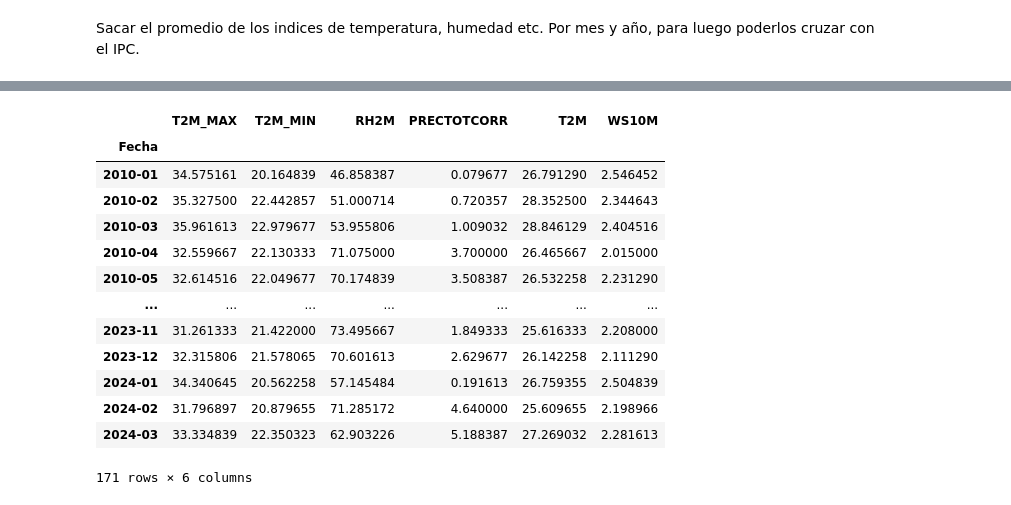
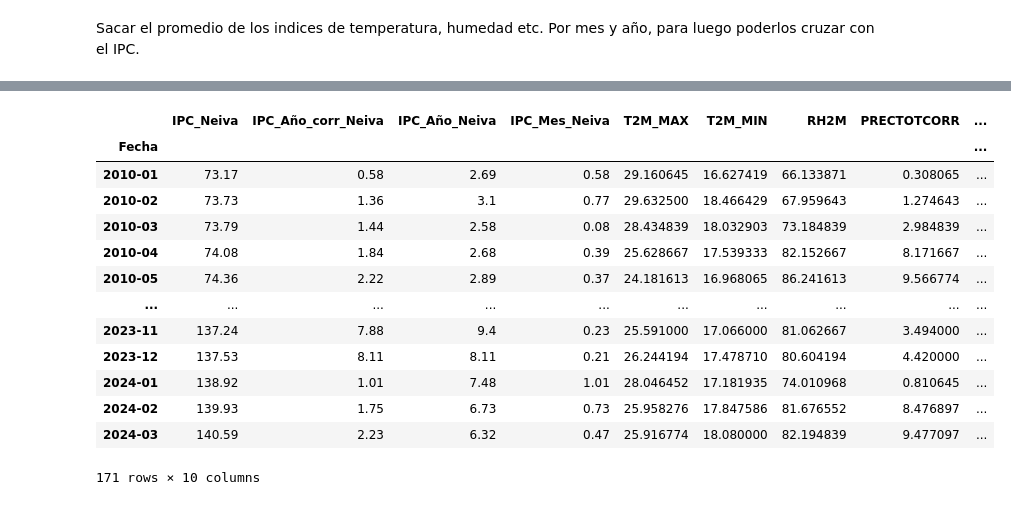
Before and after one commit to andersonjalvarado/Proyecto-IA-Javeriana, a Jupyter notebook: Proyecto.ipynb, the cells around one changed output, grey strips where cells are left out. Saved outputs shown, nothing was run; the diff lists cells and outputs as text; code cells hidden in the pictures.

```diff
--- a/Proyecto.ipynb
+++ b/Proyecto.ipynb
@@ -217,7 +182,26 @@ Año(aaaa)-Mes(mm)
+# %%
+for city in ciudades:
+    #Obtain IPC data for each city
+    cities_dict[city] = {}
+    IPC_city = IPC[[city]]
+    IPC_var_anio_corr_city = IPC_var_anio_corr[[city]]
+    IPC_anual_city = IPC_anual[[city]]
+    IPC_mensual_city = IPC_mensual[[city]]
+
+    # Update IPC sufixes
+    IPC_city.columns = ["IPC_"+str(col) for col in IPC_city.columns]
+    IPC_anual_city.columns = ["IPC_Año_"+str(col) for col in IPC_anual_city.columns]
+    IPC_mensual_city.columns = ["IPC_Mes_"+str(col) for col in IPC_mensual_city.columns]
+    IPC_var_anio_corr_city.columns = ["IPC_Año_corr_"+str(col) for col in IPC_var_anio_corr_city.columns]
+
+
+    # Save it in the dictionary
+    merged_ipcs = pd.concat([IPC_city, IPC_var_anio_corr_city, IPC_anual_city, IPC_mensual_city], axis=1)
+    cities_dict[city]["to_merge"] = [merged_ipcs]
 # %% [markdown]
 ### Datos Temperatura
 # %%
-for ciudad in ciudades_dict.keys():
+for ciudad in city_coordinates.keys():
     df = pd.read_csv(f'data/temp_diaria_{ciudad}.csv')
     print(f'Datos para {ciudad}:')
     print(df.head())
@@ -242,7 +226,7 @@ Datos para Cali:
 # %% [markdown]
 Sacar el promedio de los indices de temperatura, humedad etc. Por mes y año, para luego poderlos cruzar con el IPC.
 # %%
-for ciudad in ciudades_dict.keys():
+for ciudad in city_coordinates.keys():
     df = pd.read_csv(f'data/temp_diaria_{ciudad}.csv')
     df_mean=df.groupby(["YEAR","MO"]).mean()
     df_mean = df_mean.reset_index()
@@ -253,4 +237,4 @@ for ciudad in ciudades_dict.keys():
 
     df_correct_date.drop(['YEAR', 'MO', 'DY'], axis=1, inplace=True)
 
-    cities_dict[ciudad]["Climate Indexes"] = df_correct_date
+    cities_dict[ciudad]["to_merge"].append(df_correct_date)
@@ -276,17 +241,21 @@ Estructura del diccionario de ciudades:
-# %%
-cities_dict["Cúcuta"]["Climate Indexes"]
-# %% [output]
-|  | T2M_MAX | T2M_MIN | RH2M | PRECTOTCORR | T2M | WS10M |
-| Fecha |  |  |  |  |  |  |
-| 2010-01 | 34.575161 | 20.164839 | 46.858387 | 0.079677 | 26.791290 | 2.546452 |
-| 2010-02 | 35.327500 | 22.442857 | 51.000714 | 0.720357 | 28.352500 | 2.344643 |
-| 2010-03 | 35.961613 | 22.979677 | 53.955806 | 1.009032 | 28.846129 | 2.404516 |
-| 2010-04 | 32.559667 | 22.130333 | 71.075000 | 3.700000 | 26.465667 | 2.015000 |
-| 2010-05 | 32.614516 | 22.049677 | 70.174839 | 3.508387 | 26.532258 | 2.231290 |
-| ... | ... | ... | ... | ... | ... | ... |
-| 2023-11 | 31.261333 | 21.422000 | 73.495667 | 1.849333 | 25.616333 | 2.208000 |
-| 2023-12 | 32.315806 | 21.578065 | 70.601613 | 2.629677 | 26.142258 | 2.111290 |
-| 2024-01 | 34.340645 | 20.562258 | 57.145484 | 0.191613 | 26.759355 | 2.504839 |
-| 2024-02 | 31.796897 | 20.879655 | 71.285172 | 4.640000 | 25.609655 | 2.198966 |
-| 2024-03 | 33.334839 | 22.350323 | 62.903226 | 5.188387 | 27.269032 | 2.281613 |
-171 rows × 6 columns
+# %%
+for city, dfs in cities_dict.items():
+    df_ipc,df_weather = dfs["to_merge"]
+    cities_dict[city]["merged"] = df_ipc.join( df_weather)
+# %%
+cities_dict["Neiva"]["merged"]
+# %% [output]
+|  | IPC_Neiva | IPC_Año_corr_Neiva | IPC_Año_Neiva | IPC_Mes_Neiva | T2M_MAX | T2M_MIN | RH2M | PRECTOTCORR | ... |
+| Fecha |  |  |  |  |  |  |  |  | ... |
+| 2010-01 | 73.17 | 0.58 | 2.69 | 0.58 | 29.160645 | 16.627419 | 66.133871 | 0.308065 | ... |
+| 2010-02 | 73.73 | 1.36 | 3.1 | 0.77 | 29.632500 | 18.466429 | 67.959643 | 1.274643 | ... |
+| 2010-03 | 73.79 | 1.44 | 2.58 | 0.08 | 28.434839 | 18.032903 | 73.184839 | 2.984839 | ... |
+| 2010-04 | 74.08 | 1.84 | 2.68 | 0.39 | 25.628667 | 17.539333 | 82.152667 | 8.171667 | ... |
+| 2010-05 | 74.36 | 2.22 | 2.89 | 0.37 | 24.181613 | 16.968065 | 86.241613 | 9.566774 | ... |
+| ... | ... | ... | ... | ... | ... | ... | ... | ... | ... |
+| 2023-11 | 137.24 | 7.88 | 9.4 | 0.23 | 25.591000 | 17.066000 | 81.062667 | 3.494000 | ... |
+| 2023-12 | 137.53 | 8.11 | 8.11 | 0.21 | 26.244194 | 17.478710 | 80.604194 | 4.420000 | ... |
+| 2024-01 | 138.92 | 1.01 | 7.48 | 1.01 | 28.046452 | 17.181935 | 74.010968 | 0.810645 | ... |
+| 2024-02 | 139.93 | 1.75 | 6.73 | 0.73 | 25.958276 | 17.847586 | 81.676552 | 8.476897 | ... |
+| 2024-03 | 140.59 | 2.23 | 6.32 | 0.47 | 25.916774 | 18.080000 | 82.194839 | 9.477097 | ... |
+171 rows × 10 columns
```
Also changed, not shown: parts of 7 cells of this notebook, 2 other files.
